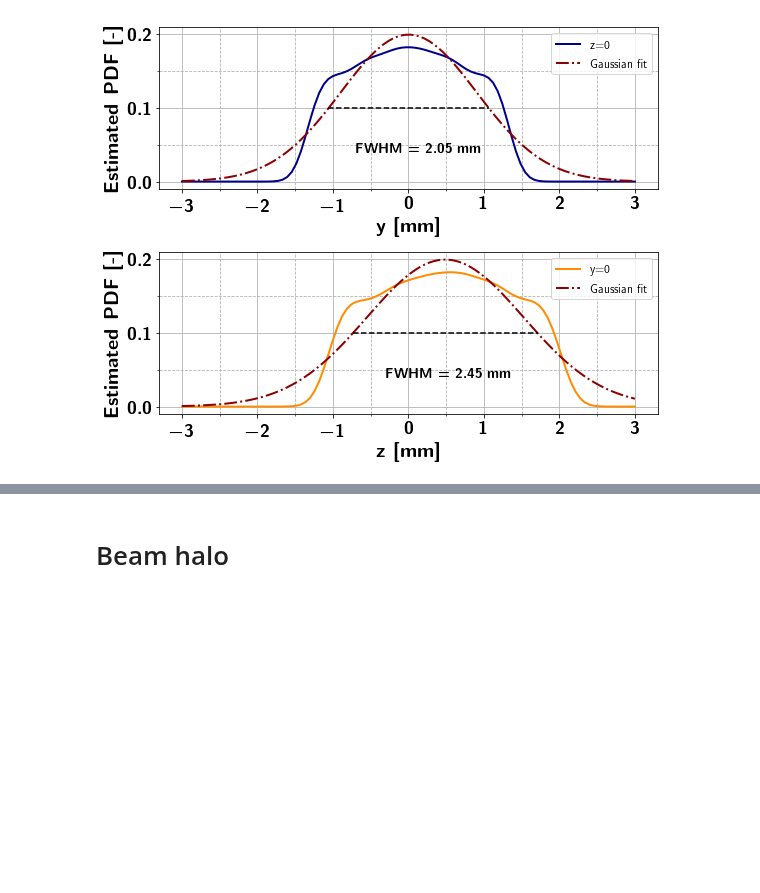
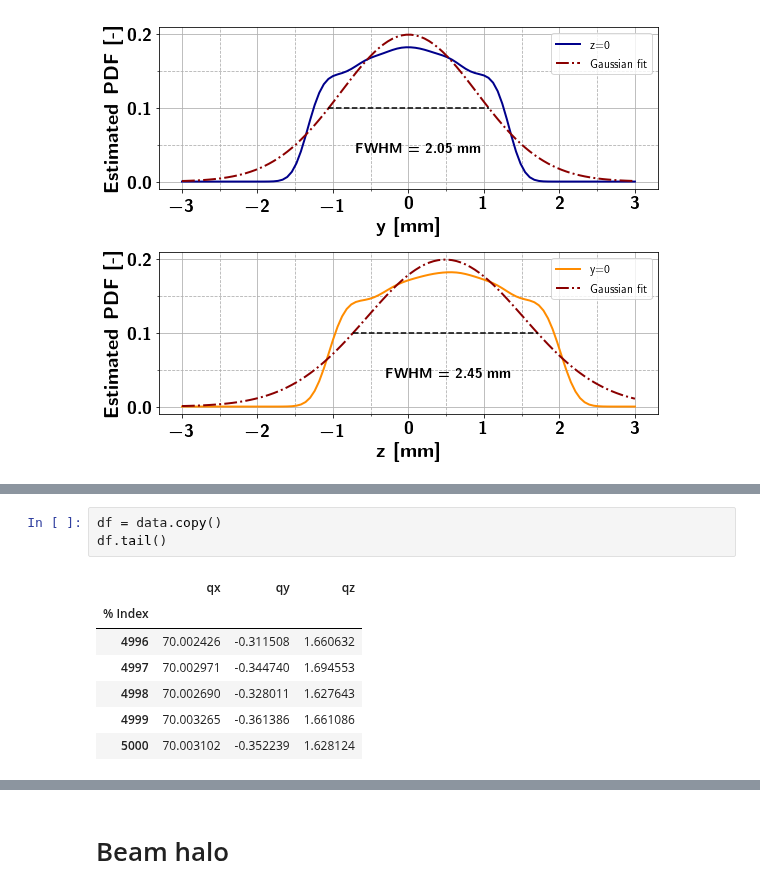
Before and after one commit to kromerh/phd_python, a Jupyter notebook: 03_COMSOL/03_BeamOptics/09.EmittingSpotSizeSimulation/03.EmittingSpotSize_Mesh_refinement_particle_on_target.ipynb, the cells around one changed output, grey strips where cells are left out. Saved outputs shown, nothing was run; the diff lists cells and outputs as text; blank space fills up the shorter version.

```diff
--- a/03_COMSOL/03_BeamOptics/09.EmittingSpotSizeSimulation/03.EmittingSpotSize_Mesh_refinement_particle_on_target.ipynb
+++ b/03_COMSOL/03_BeamOptics/09.EmittingSpotSizeSimulation/03.EmittingSpotSize_Mesh_refinement_particle_on_target.ipynb
@@ -517,0 +530,11 @@ FWHM in y: 2.445700041889826
+# %%
+df = data.copy()
+df.tail()
+# %% [output]
+|  | qx | qy | qz |
+| % Index |  |  |  |
+| 4996 | 70.002426 | -0.311508 | 1.660632 |
+| 4997 | 70.002971 | -0.344740 | 1.694553 |
+| 4998 | 70.002690 | -0.328011 | 1.627643 |
+| 4999 | 70.003265 | -0.361386 | 1.661086 |
+| 5000 | 70.003102 | -0.352239 | 1.628124 |
```
Also changed, not shown: parts of 7 cells of this notebook, 6 other files.
